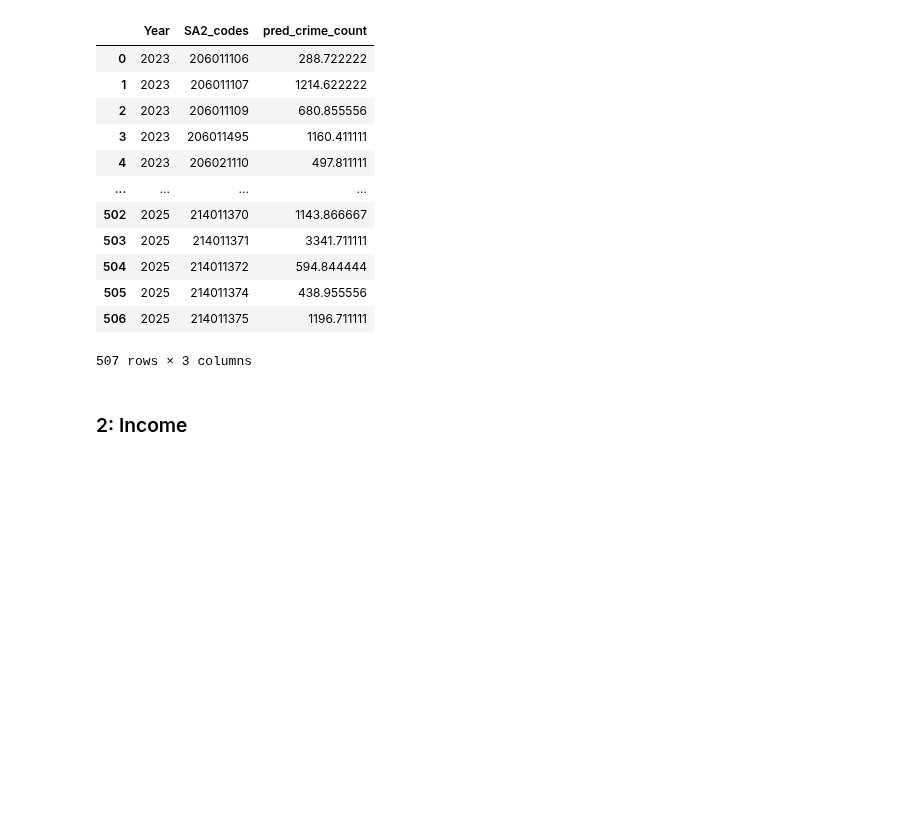
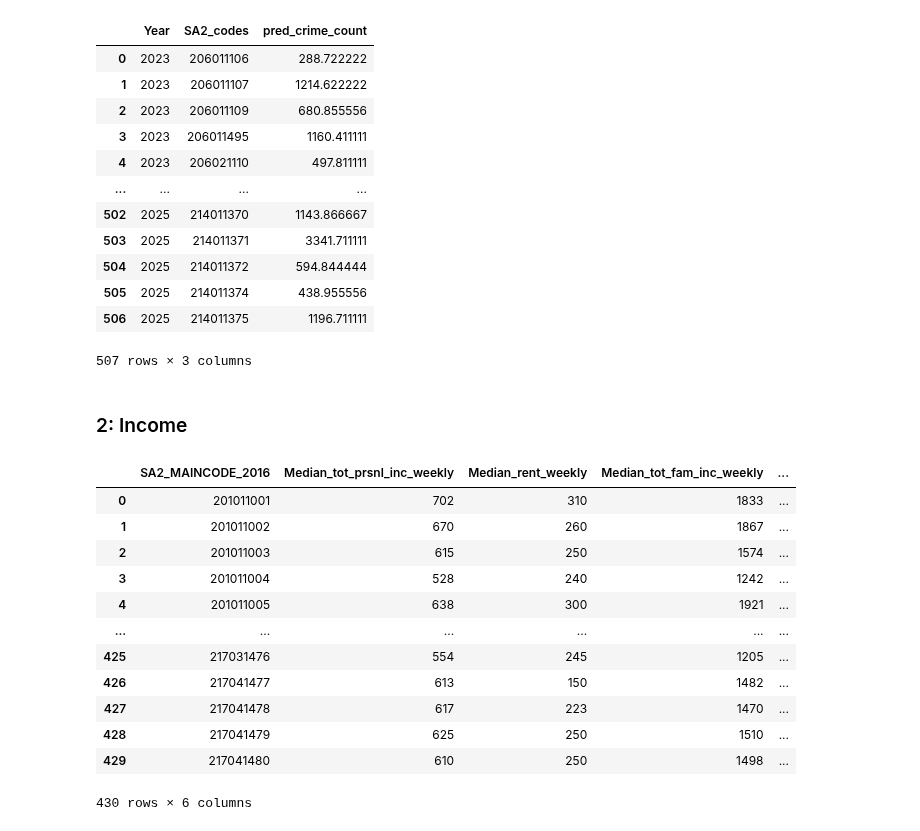
Before and after one commit to MAST30034-Applied-Data-Science/generic-real-estate-consulting-project-group-30, a Jupyter notebook: notebooks/Basic Modelling.ipynb, the cells around one changed output. Cells and saved outputs as stored; diff of their text form; code cells hidden in the pictures; blank space fills up the shorter version.

Commit message:
prepared income and population data

```diff
--- a/notebooks/Basic Modelling.ipynb
+++ b/notebooks/Basic Modelling.ipynb
@@ -126,3 +123,21 @@ future_df
 507 rows × 3 columns
 # %% [markdown]
 ### 2: Income
+# %%
+income_2021 = pd.read_csv("../data/raw/income_and_pop.csv")
+income_2016 = pd.read_csv("../data/raw/income_and_pop_2016.csv")
+income_2011 = pd.read_csv("../data/raw/income_and_pop_2011.csv")
+# %% [output]
+|  | SA2_MAINCODE_2016 | Median_tot_prsnl_inc_weekly | Median_rent_weekly | Median_tot_fam_inc_weekly | ... |
+| 0 | 201011001 | 702 | 310 | 1833 | ... |
+| 1 | 201011002 | 670 | 260 | 1867 | ... |
+| 2 | 201011003 | 615 | 250 | 1574 | ... |
+| 3 | 201011004 | 528 | 240 | 1242 | ... |
+| 4 | 201011005 | 638 | 300 | 1921 | ... |
+| ... | ... | ... | ... | ... | ... |
+| 425 | 217031476 | 554 | 245 | 1205 | ... |
+| 426 | 217041477 | 613 | 150 | 1482 | ... |
+| 427 | 217041478 | 617 | 223 | 1470 | ... |
+| 428 | 217041479 | 625 | 250 | 1510 | ... |
+| 429 | 217041480 | 610 | 250 | 1498 | ... |
+430 rows × 6 columns
```
Also changed, not shown: parts of 3 cells of this notebook.
